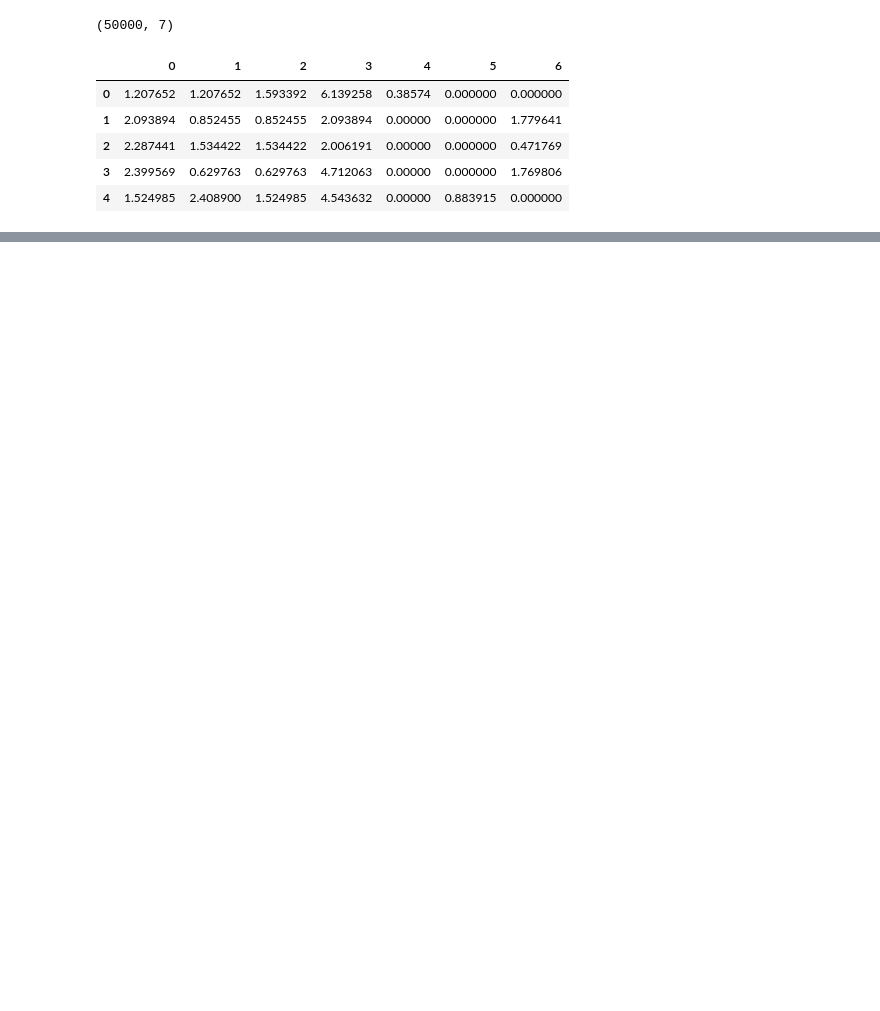
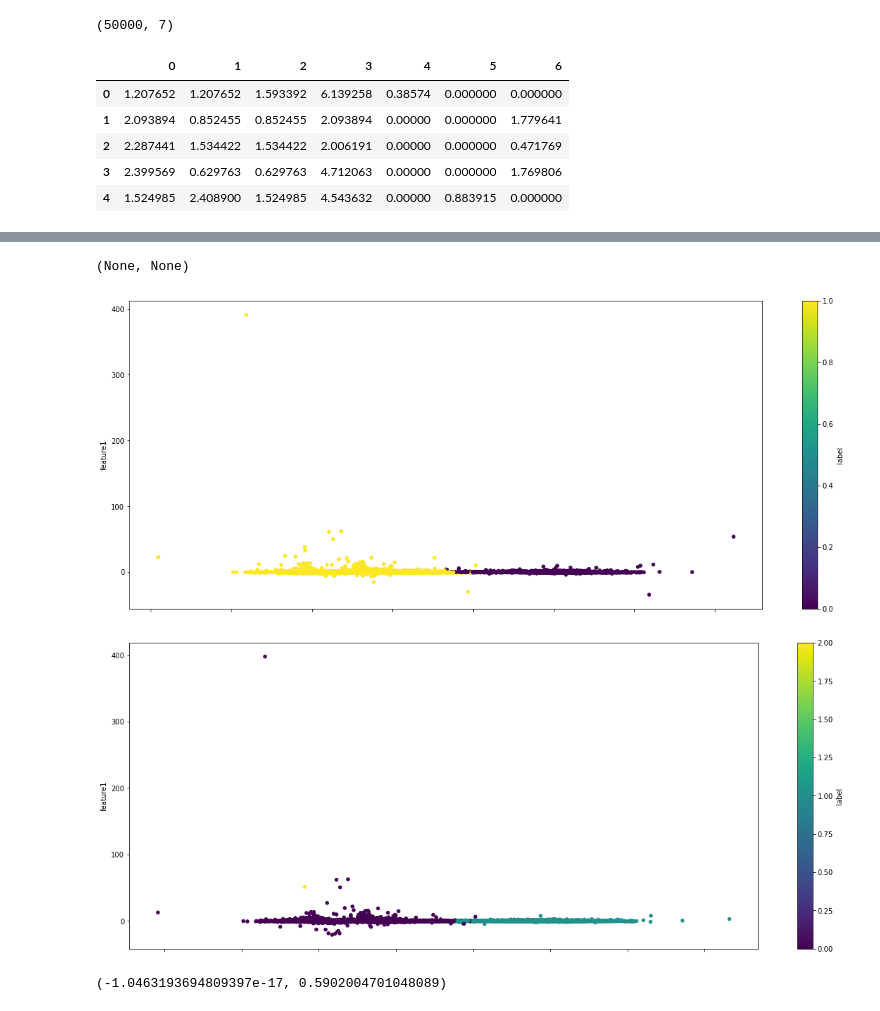
Before and after one commit to solislemuslab/PhyloClustering.jl, a Jupyter notebook: K-means-4taxa.ipynb, the cells around one changed output, grey strips where cells are left out. Drawn from its saved outputs; the diff is of its cells as text; code cells hidden in the pictures; blank space fills up the shorter version.

```diff
--- a/K-means-4taxa.ipynb
+++ b/K-means-4taxa.ipynb
@@ -118,0 +157,16 @@ final_df.plot.scatter(x = "feature0", y = "feature1", c ='label',cmap="viridis",
+# %%
+# test 10 taxa trees
+trees = pd.read_csv("./data/bipartition_10taxa_tree.csv")
+normal_tree = normalize(trees, 10)
+plot_cluster(normal_tree, 2), plot_cluster(normal_tree, 3)
+# %% [output]
+(None, None)
+[figure, added]
+[figure, added]
+# %%
+# normalization is not good for trees with > 4 taxa
+x = trees.values
+x = StandardScaler().fit_transform(x)
+np.mean(x),np.std(x)
+# %% [output]
+(-1.0463193694809397e-17, 0.5902004701048089)
```
Also changed, not shown: parts of 25 cells of this notebook, 1 other file.
